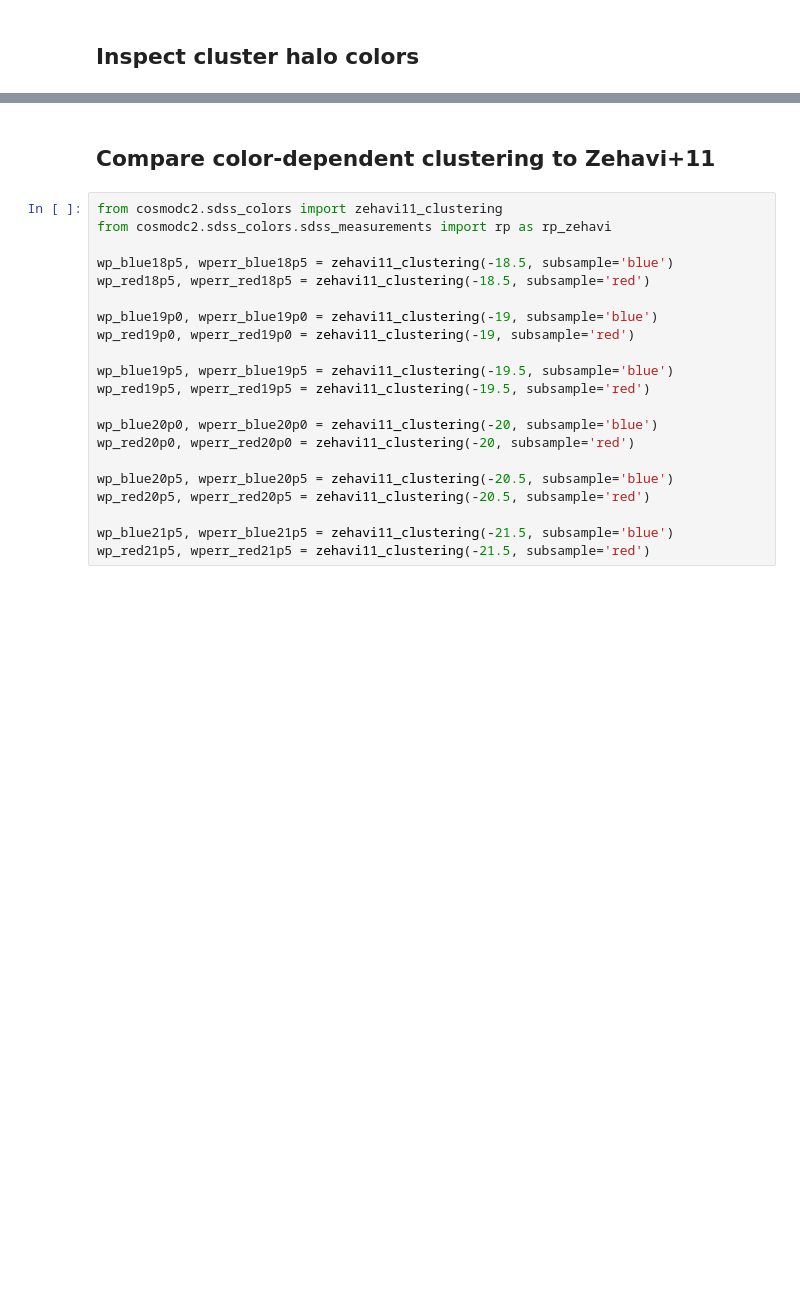
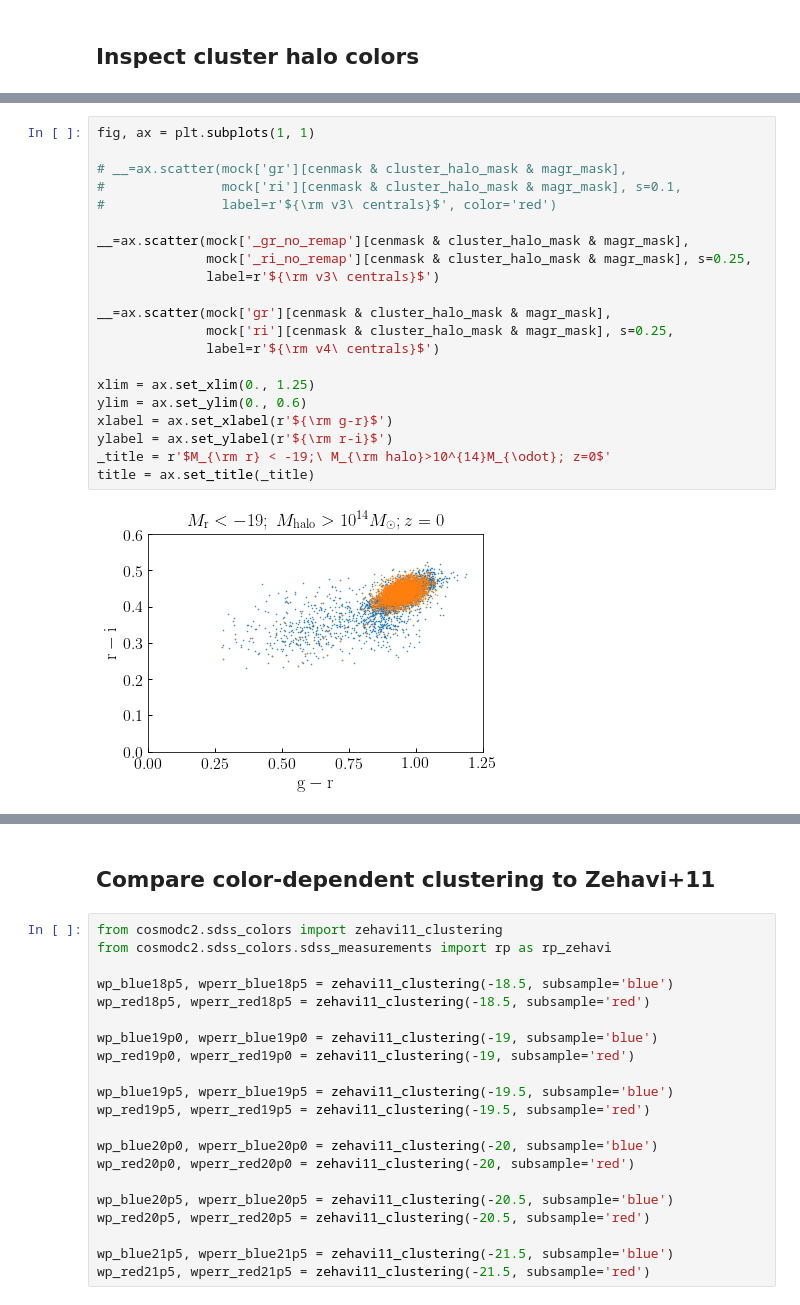
Before and after one commit to LSSTDESC/cosmodc2, a Jupyter notebook: notebooks/cluster_color_dev.ipynb, the cells around one changed output, grey strips where cells are left out. Saved outputs shown, nothing was run; the diff lists cells and outputs as text; blank space fills up the shorter version.

```diff
--- a/notebooks/cluster_color_dev.ipynb
+++ b/notebooks/cluster_color_dev.ipynb
@@ -94,0 +96,23 @@ ylabel = ax.set_ylabel(r'${\rm PDF}$')
+# %%
+fig, ax = plt.subplots(1, 1)
+
+# __=ax.scatter(mock['gr'][cenmask & cluster_halo_mask & magr_mask],
+#               mock['ri'][cenmask & cluster_halo_mask & magr_mask], s=0.1,
+#               label=r'${\rm v3\ centrals}$', color='red')
+
+__=ax.scatter(mock['_gr_no_remap'][cenmask & cluster_halo_mask & magr_mask],
+              mock['_ri_no_remap'][cenmask & cluster_halo_mask & magr_mask], s=0.25,
+              label=r'${\rm v3\ centrals}$')
+
+__=ax.scatter(mock['gr'][cenmask & cluster_halo_mask & magr_mask],
+              mock['ri'][cenmask & cluster_halo_mask & magr_mask], s=0.25,
+              label=r'${\rm v4\ centrals}$')
+
+xlim = ax.set_xlim(0., 1.25)
+ylim = ax.set_ylim(0., 0.6)
+xlabel = ax.set_xlabel(r'${\rm g-r}$')
+ylabel = ax.set_ylabel(r'${\rm r-i}$')
+_title = r'$M_{\rm r} < -19;\ M_{\rm halo}>10^{14}M_{\odot}; z=0$'
+title = ax.set_title(_title)
+# %% [output]
+[figure, added]
```
Also changed, not shown: parts of 22 cells of this notebook, 1 other file.
